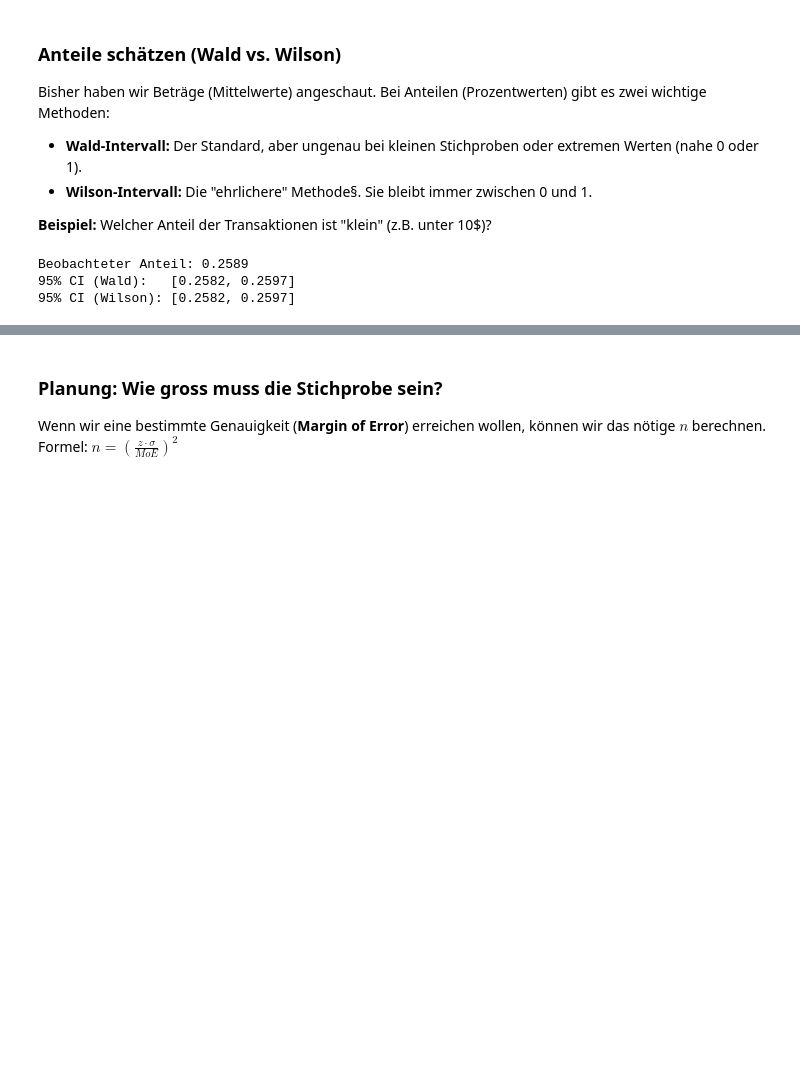
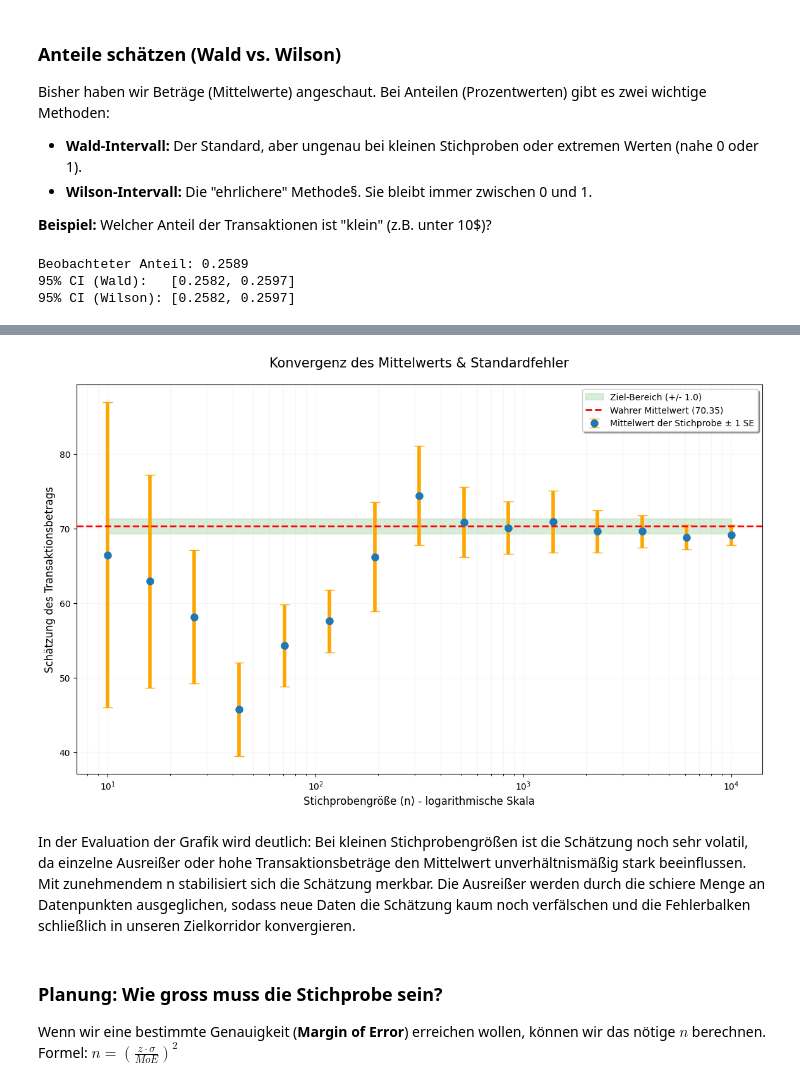
Before and after one commit to philethaler/Statistik-Datenbank, a Jupyter notebook: Analyse_6.ipynb, the cells around one changed output, grey strips where cells are left out. Saved outputs shown, nothing was run; the diff lists cells and outputs as text; code cells hidden in the pictures; blank space fills up the shorter version.

```diff
--- a/Analyse_6.ipynb
+++ b/Analyse_6.ipynb
@@ -197,3 +201,50 @@ Beobachteter Anteil: 0.2589
+# %%
+# Daten vorbereiten
+data = ds['amt'].dropna()
+true_mean = data.mean()
+
+# Stichprobengrössen definieren (logarithmisch verteilt für bessere Sichtbarkeit)
+# Wir nehmen 15 verschiedene n-Werte von 10 bis 10.000
+n_sizes = np.logspace(1, 4, num=15).astype(int)
+
+means = []
+std_errors = []
+
+for n in n_sizes:
+    sample = data.sample(n=n, random_state=42)
+    means.append(sample.mean())
+    std_errors.append(sample.std() / np.sqrt(n))
+
+#
+plt.figure(figsize=(14, 8))
+
+# Die Zielzone (+/- 1.0) als farbigen Hintergrund-Korridor markieren
+plt.fill_between(n_sizes, true_mean - 1.0, true_mean + 1.0,
+                 color='green', alpha=0.15, label='Ziel-Bereich (+/- 1.0)')
+
+# Fehlerbalken zeichnen
+plt.errorbar(n_sizes, means, yerr=std_errors, fmt='o', color='#1f77b4',
+             ecolor='orange', elinewidth=4, capsize=6, markersize=8,
+             label='Mittelwert der Stichprobe ± 1 SE')
+
+# Echter Mittelwert als Referenz
+plt.axhline(y=true_mean, color='red', linestyle='--', linewidth=2, label=f'Wahrer Mittelwert ({true_mean:.2f})')
+
+# Achsen-Einstellungen
+plt.xscale('log') # Macht die Abstände zwischen 10, 100, 1000 gleich groß
+plt.xlabel('Stichprobengröße (n) - logarithmische Skala', fontsize=12)
+plt.ylabel('Schätzung des Transaktionsbetrags', fontsize=12)
+plt.title('Konvergenz des Mittelwerts & Standardfehler', fontsize=15, pad=20)
+
+# Gitter und Legende
+plt.grid(True, which="both", ls="-", alpha=0.1)
+plt.legend(loc='upper right', frameon=True, shadow=True)
+
+plt.show()
+# %% [output]
+[figure, added]
+# %% [markdown]
+In der Evaluation der Grafik wird deutlich: Bei kleinen Stichprobengrößen ist die Schätzung noch sehr volatil, da einzelne Ausreißer oder hohe Transaktionsbeträge den Mittelwert unverhältnismäßig stark beeinflussen. Mit zunehmendem n stabilisiert sich die Schätzung merkbar. Die Ausreißer werden durch die schiere Menge an Datenpunkten ausgeglichen, sodass neue Daten die Schätzung kaum noch verfälschen und die Fehlerbalken schließlich in unseren Zielkorridor konvergieren.
 # %% [markdown]
 ### Planung: Wie gross muss die Stichprobe sein?
 Wenn wir eine bestimmte Genauigkeit (**Margin of Error**) erreichen wollen, können wir das nötige $n$ berechnen.
```
Also changed, not shown: parts of 1 cell of this notebook, 1 other file.
